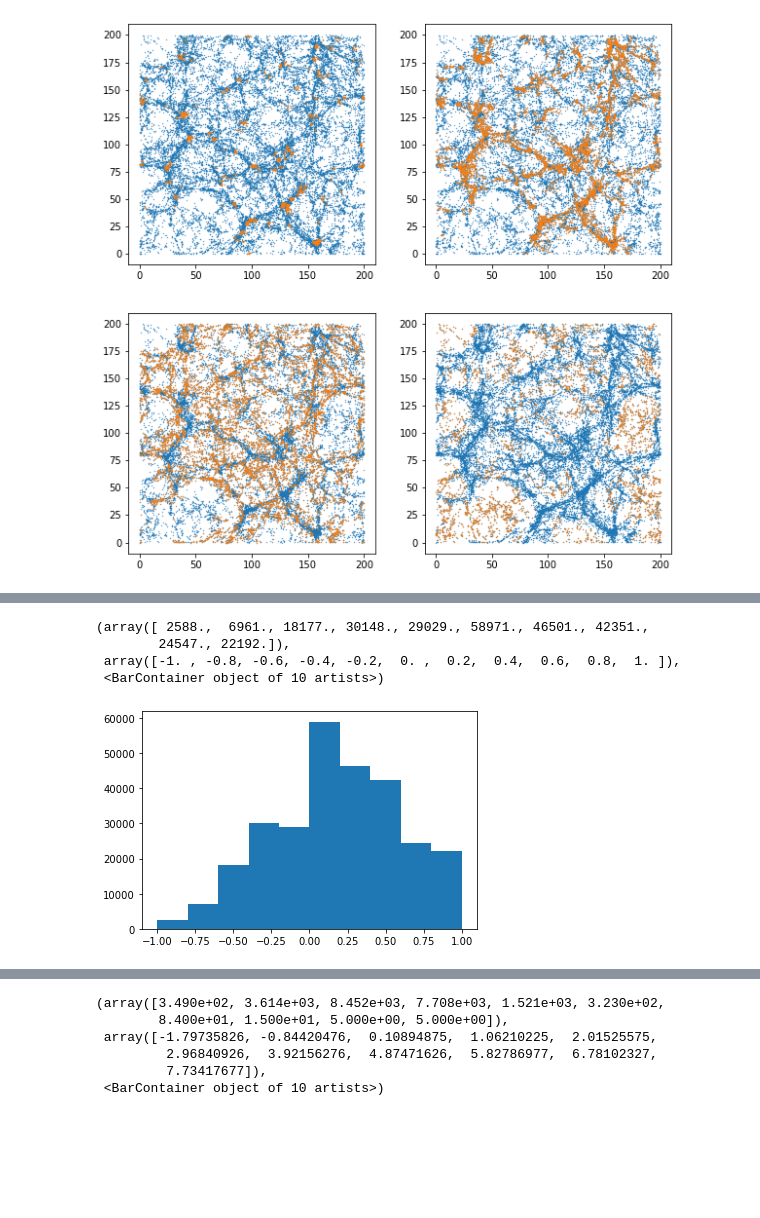
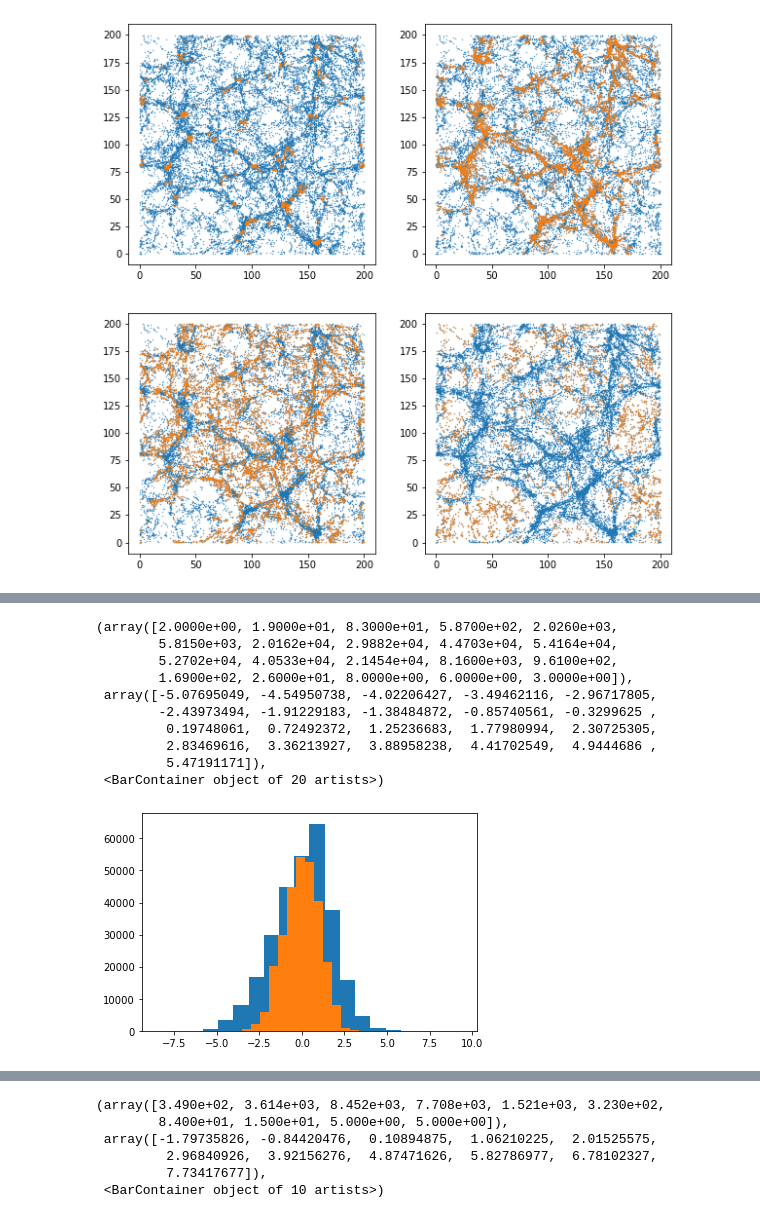
Before and after one commit to forero/DelaunayASTRA, a Jupyter notebook: nb/tcw_comparison.ipynb, the cells around one changed output, grey strips where cells are left out. Saved outputs shown, nothing was run; the diff lists cells and outputs as text; code cells hidden in the pictures; blank space fills up the shorter version.

```diff
--- a/nb/tcw_comparison.ipynb
+++ b/nb/tcw_comparison.ipynb
@@ -79,14 +79,26 @@ r = (n_d-n_r)/(n_d+n_r)
 
 n_d_norm = (n_d-n_d.mean())/n_d.std()
 n_r_norm = (n_r-n_r.mean())/n_r.std()
+
+r_norm = n_d_norm - n_r_norm
+
+r_norm_bis = (n_d-n_r)
+r_norm_bis = (r_norm_bis - r_norm_bis.mean())/r_norm_bis.std()
 # %%
-plt.hist(r)
+plt.hist(r_norm, bins=20)
+plt.hist(r_norm_bis, bins=20)
 # %% [output]
-(array([ 2588.,  6961., 18177., 30148., 29029., 58971., 46501., 42351.,
-        24547., 22192.]),
- array([-1. , -0.8, -0.6, -0.4, -0.2,  0. ,  0.2,  0.4,  0.6,  0.8,  1. ]),
- <BarContainer object of 10 artists>)
+(array([2.0000e+00, 1.9000e+01, 8.3000e+01, 5.8700e+02, 2.0260e+03,
+        5.8150e+03, 2.0162e+04, 2.9882e+04, 4.4703e+04, 5.4164e+04,
+        5.2702e+04, 4.0533e+04, 2.1454e+04, 8.1600e+03, 9.6100e+02,
+        1.6900e+02, 2.6000e+01, 8.0000e+00, 6.0000e+00, 3.0000e+00]),
+ array([-5.07695049, -4.54950738, -4.02206427, -3.49462116, -2.96717805,
+        -2.43973494, -1.91229183, -1.38484872, -0.85740561, -0.3299625 ,
+         0.19748061,  0.72492372,  1.25236683,  1.77980994,  2.30725305,
+         2.83469616,  3.36213927,  3.88958238,  4.41702549,  4.9444686 ,
+         5.47191171]),
+ <BarContainer object of 20 artists>)
-[figure, old version]
+[figure, new version]
 # %%
 is_filament = tweb_data==2
 is_sheet = tweb_data==1
```
Also changed, not shown: parts of 4 cells of this notebook.
